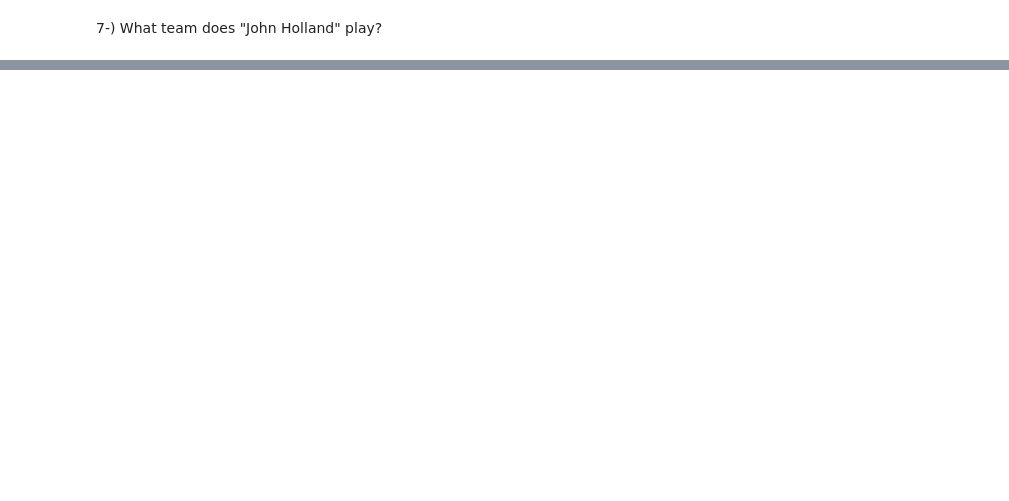
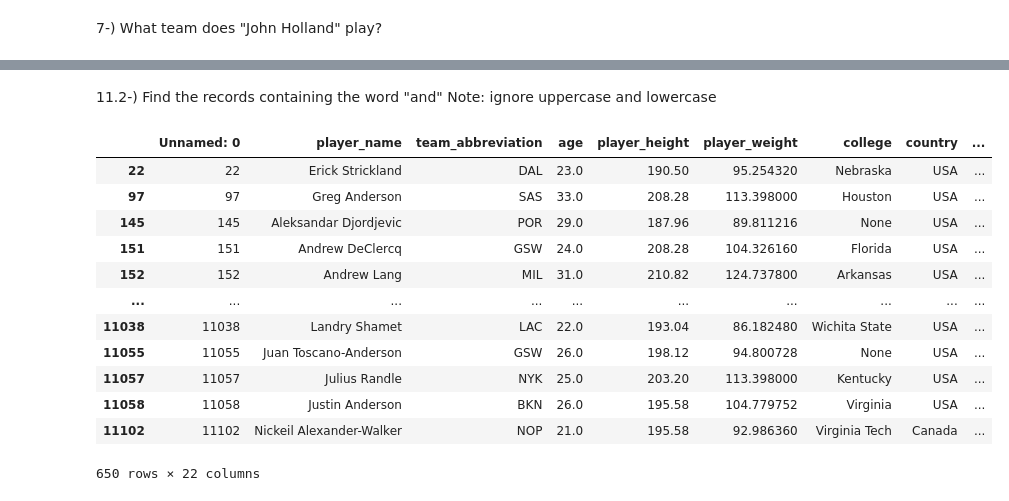
Before and after one commit to develooper1994/DataProcessing_tutorial, a Jupyter notebook: WithPandas/kaggle_competitions/nba_players.ipynb, the cells around one changed output, grey strips where cells are left out. Cells and saved outputs as stored; diff of their text form; code cells hidden in the pictures; blank space fills up the shorter version.

```diff
--- a/WithPandas/kaggle_competitions/nba_players.ipynb
+++ b/WithPandas/kaggle_competitions/nba_players.ipynb
@@ -33,2 +105,7 @@ from matplotlib import pyplot as plt
 # %% [markdown]
 7-) What team does "John Holland" play?
+# %%
+# -*-* code *-*-
+name = "John Holland"
+mask_name = df["player_name"] == name
+df[mask_name]["team_abbreviation"].iloc[0]
@@ -52,0 +191,26 @@ from matplotlib import pyplot as plt
+# %% [markdown]
+11.2-) Find the records containing the word "and"
+Note: ignore uppercase and lowercase
+# %%
+# -*-* code *-*-
+df.dropna(inplace=True)  # drop "na" values
+
+def str_lower_find(name, ext):
+    return ext in name.lower()
+
+mask_contain = df["player_name"].apply(func=str_lower_find, args=("and",))
+df[mask_contain]
+# %% [output]
+|  | Unnamed: 0 | player_name | team_abbreviation | age | player_height | player_weight | college | country | ... |
+| 22 | 22 | Erick Strickland | DAL | 23.0 | 190.50 | 95.254320 | Nebraska | USA | ... |
+| 97 | 97 | Greg Anderson | SAS | 33.0 | 208.28 | 113.398000 | Houston | USA | ... |
+| 145 | 145 | Aleksandar Djordjevic | POR | 29.0 | 187.96 | 89.811216 | None | USA | ... |
+| 151 | 151 | Andrew DeClercq | GSW | 24.0 | 208.28 | 104.326160 | Florida | USA | ... |
+| 152 | 152 | Andrew Lang | MIL | 31.0 | 210.82 | 124.737800 | Arkansas | USA | ... |
+| ... | ... | ... | ... | ... | ... | ... | ... | ... | ... |
+| 11038 | 11038 | Landry Shamet | LAC | 22.0 | 193.04 | 86.182480 | Wichita State | USA | ... |
+| 11055 | 11055 | Juan Toscano-Anderson | GSW | 26.0 | 198.12 | 94.800728 | None | USA | ... |
+| 11057 | 11057 | Julius Randle | NYK | 25.0 | 203.20 | 113.398000 | Kentucky | USA | ... |
+| 11058 | 11058 | Justin Anderson | BKN | 26.0 | 195.58 | 104.779752 | Virginia | USA | ... |
+| 11102 | 11102 | Nickeil Alexander-Walker | NOP | 21.0 | 195.58 | 92.986360 | Virginia Tech | Canada | ... |
+650 rows × 22 columns
```
Also changed, not shown: parts of 33 cells of this notebook, 1 other file.
